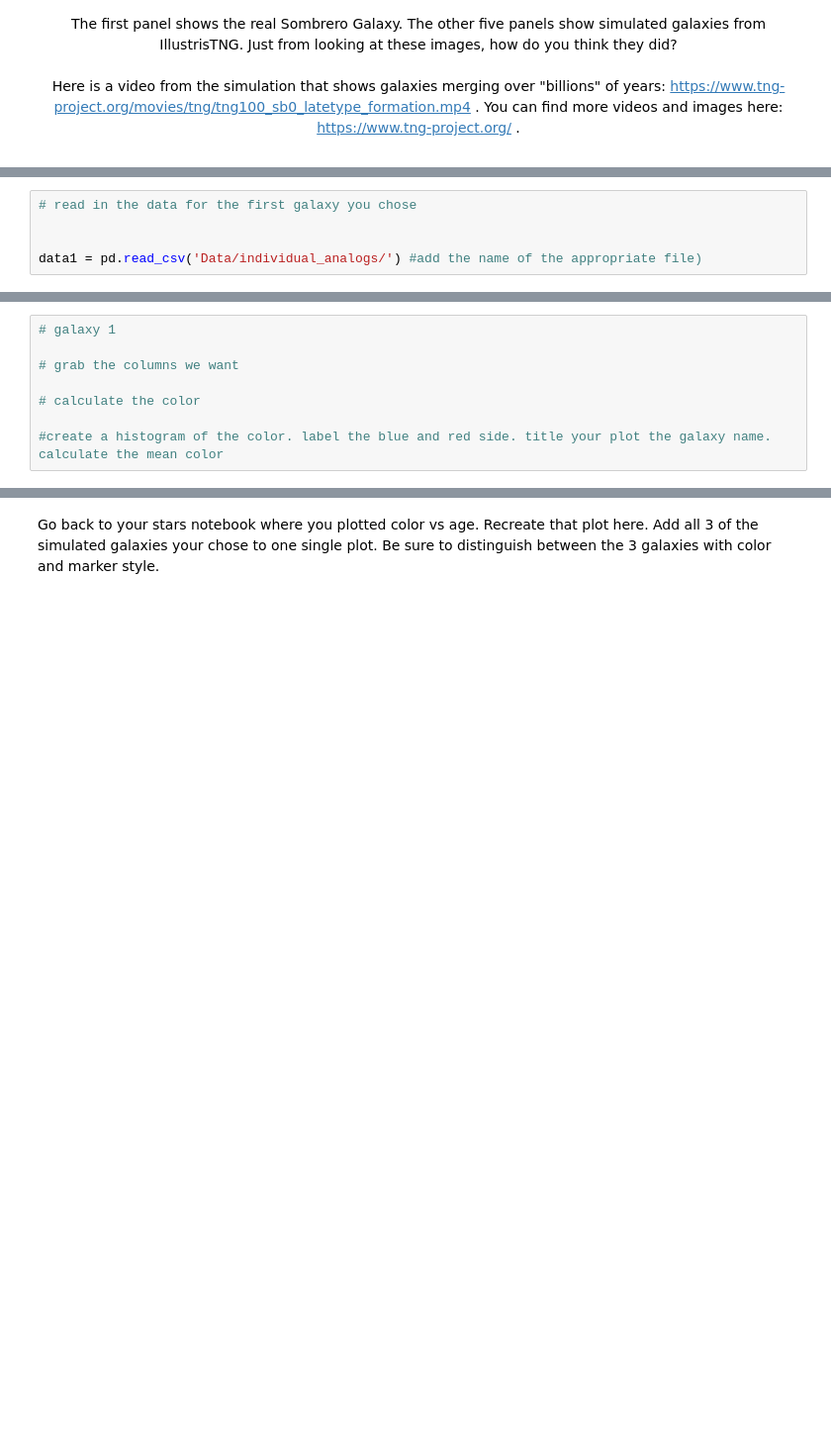
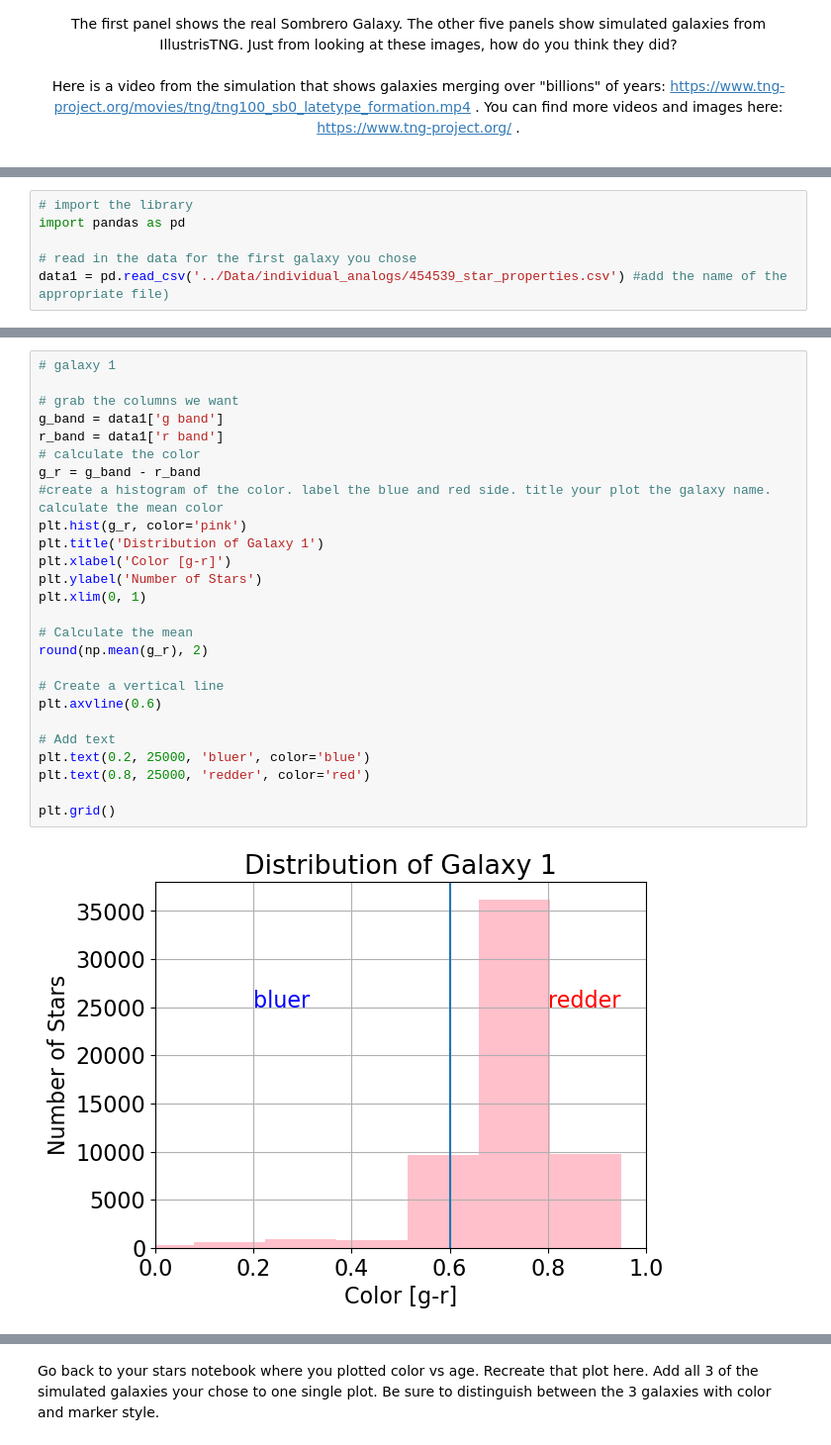
Before and after one commit to gflorencia13/CFR-2025, a Jupyter notebook: Astro/Blank/6 - Simulated Galaxies Pt1.ipynb, the cells around one changed output, grey strips where cells are left out. Shown at 99% size. Cells and saved outputs as stored; diff of their text form; blank space fills up the shorter version.

```diff
--- a/Astro/Blank/6 - Simulated Galaxies Pt1.ipynb
+++ b/Astro/Blank/6 - Simulated Galaxies Pt1.ipynb
@@ -38,8 +38,9 @@ Let's read in some data! As I said before, IllustrisTNG has tens of thousands of
 # %%
+# import the library
+import pandas as pd
+
 # read in the data for the first galaxy you chose
-
-
-data1 = pd.read_csv('Data/individual_analogs/') #add the name of the appropriate file)
+data1 = pd.read_csv('../Data/individual_analogs/454539_star_properties.csv') #add the name of the appropriate file)
 # %%
 # examine the data file by printing it below
 data1
@@ -94,8 +158,28 @@ matplotlib.rc('font', **{'family':'sans-serif', 'size':16})
 # %%
 # galaxy 1
 
 # grab the columns we want
+g_band = data1['g band']
+r_band = data1['r band']
+# calculate the color
+g_r = g_band - r_band
+#create a histogram of the color. label the blue and red side. title your plot the galaxy name. calculate the mean color
+plt.hist(g_r, color='pink')
+plt.title('Distribution of Galaxy 1')
+plt.xlabel('Color [g-r]')
+plt.ylabel('Number of Stars')
+plt.xlim(0, 1)
 
-# calculate the color
+# Calculate the mean
+round(np.mean(g_r), 2)
 
-#create a histogram of the color. label the blue and red side. title your plot the galaxy name. calculate the mean color
+# Create a vertical line
+plt.axvline(0.6)
+
+# Add text
+plt.text(0.2, 25000, 'bluer', color='blue')
+plt.text(0.8, 25000, 'redder', color='red')
+
+plt.grid()
+# %% [output]
+[figure, added]
```
Also changed, not shown: parts of 19 cells of this notebook.
